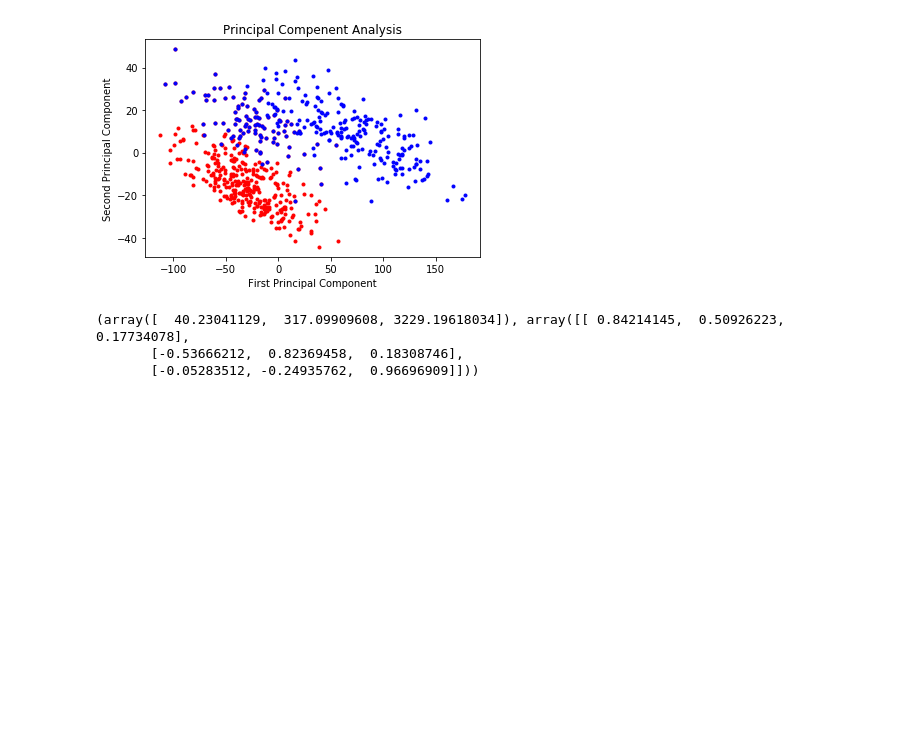
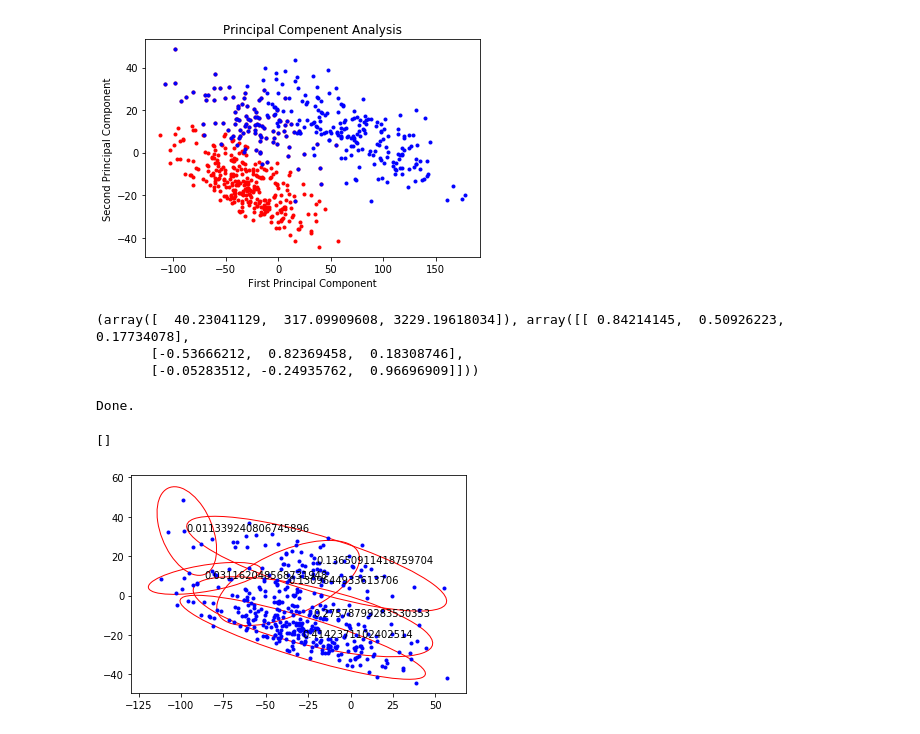
Before and after one commit to varundesai10/ELL409_Assignment1, a Jupyter notebook: question1.ipynb, the cells around one changed output. Drawn from its saved outputs; the diff is of its cells as text; code cells hidden in the pictures; blank space fills up the shorter version.

```diff
--- a/question1.ipynb
+++ b/question1.ipynb
@@ -417,3 +453,76 @@ print(a)
 (array([  40.23041129,  317.09909608, 3229.19618034]), array([[ 0.84214145,  0.50926223,  0.17734078],
        [-0.53666212,  0.82369458,  0.18308746],
        [-0.05283512, -0.24935762,  0.96696909]]))
+# %%
+from matplotlib.patches import Ellipse
+import matplotlib.transforms as transforms
+a_ = GMM(X__0, 6)
+U = a_[1]
+P = a_[0]
+S = a_[2]
+def confidence_ellipse(cov, u, ax, n_std=3.0, facecolor='none', **kwargs):
+    """
+    Create a plot of the covariance confidence ellipse of `x` and `y`
+
+    Parameters
+    ----------
+    x, y : array_like, shape (n, )
+        Input data.
+
+    ax : matplotlib.axes.Axes
+        The axes object to draw the ellipse into.
+
+    n_std : float
+        The number of standard deviations to determine the ellipse's radiuses.
+
+    Returns
+    -------
+    matplotlib.patches.Ellipse
+
+    Other parameters
+    ----------------
+    kwargs : `~matplotlib.patches.Patch` properties
+    """
+
+
+
+
+    pearson = cov[0, 1]/np.sqrt(cov[0, 0] * cov[1, 1])
+    # Using a special case to obtain the eigenvalues of this
+    # two-dimensionl dataset.
+    ell_radius_x = np.sqrt(1 + pearson)
+    ell_radius_y = np.sqrt(1 - pearson)
+    ellipse = Ellipse((0, 0),
+        width=ell_radius_x * 2,
+        height=ell_radius_y * 2,
+        facecolor=facecolor,
+        **kwargs)
+
+    # Calculating the stdandard deviation of x from
+    # the squareroot of the variance and multiplying
+    # with the given number of standard deviations.
+    scale_x = np.sqrt(cov[0, 0]) * n_std
+    mean_x = u[0]
+
+    # calculating the stdandard deviation of y ...
+    scale_y = np.sqrt(cov[1, 1]) * n_std
+    mean_y = u[1]
+
+    transf = transforms.Affine2D() \
+        .rotate_deg(45) \
+        .scale(scale_x, scale_y) \
+        .translate(mean_x, mean_y)
+
+    ellipse.set_transform(transf + ax.transData)
+    return ax.add_patch(ellipse)
+fig, ax = plt.subplots()
+ax.plot(X__0[:,0], X__0[:, 1], 'b.')
+
+for k in range(U.shape[0]):
+    ax.text(U[k][0], U[k][1], "{}".format(P[k]))
+    confidence_ellipse(S[k], U[k], ax, n_std=2.5, edgecolor='red')
+plt.plot()
+# %% [output]
+Done.
+[]
+[figure, added]
```
Also changed, not shown: parts of 14 cells of this notebook.
